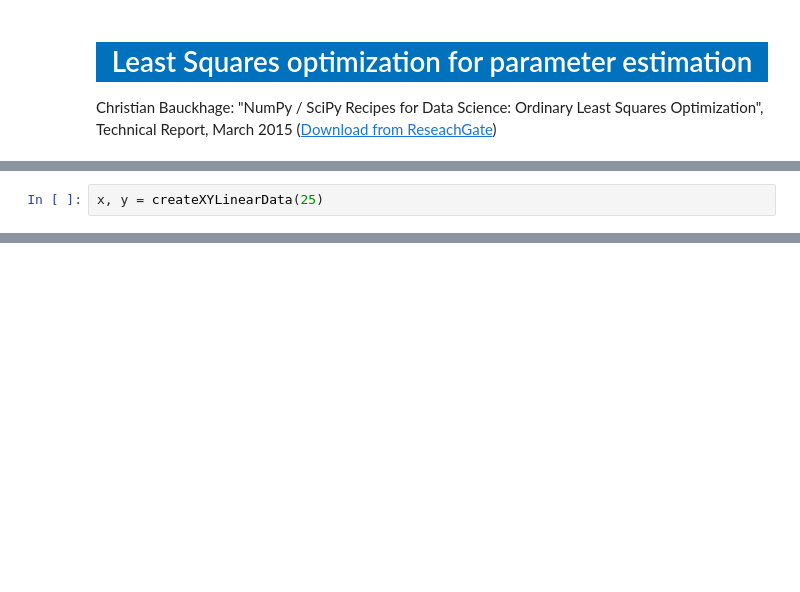
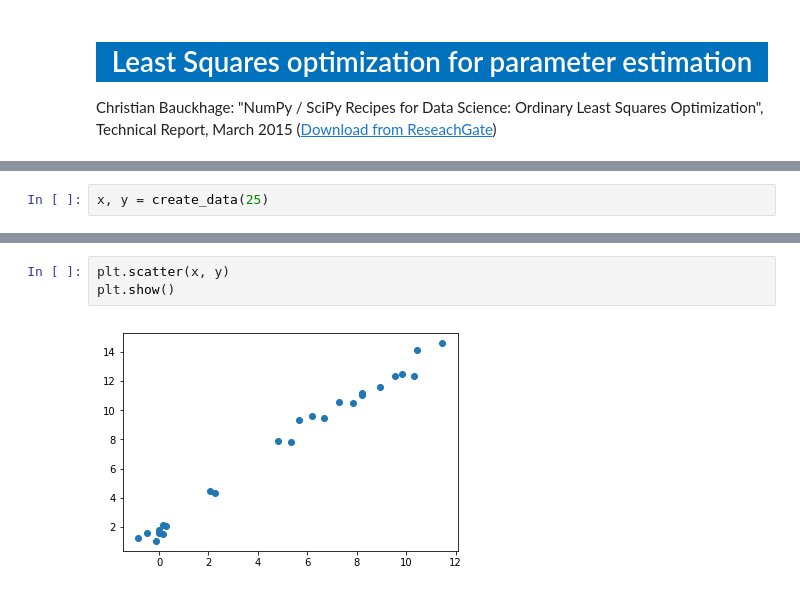
Before and after one commit to p3ml/recipes, a Jupyter notebook: Least Squares Optimization for Parameter Estimation.ipynb, the cells around one changed output, grey strips where cells are left out. Cells and saved outputs as stored; diff of their text form; blank space fills up the shorter version.

```diff
--- a/Least Squares Optimization for Parameter Estimation.ipynb
+++ b/Least Squares Optimization for Parameter Estimation.ipynb
@@ -19,2 +25,2 @@ import numpy.random as rnd
 # %%
-x, y = createXYLinearData(25)
+x, y = create_data(25)
@@ -20,0 +32,5 @@ x, y = createXYLinearData(25)
+# %%
+plt.scatter(x, y)
+plt.show()
+# %% [output]
+[figure, added]
```
Also changed, not shown: parts of 24 cells of this notebook.
